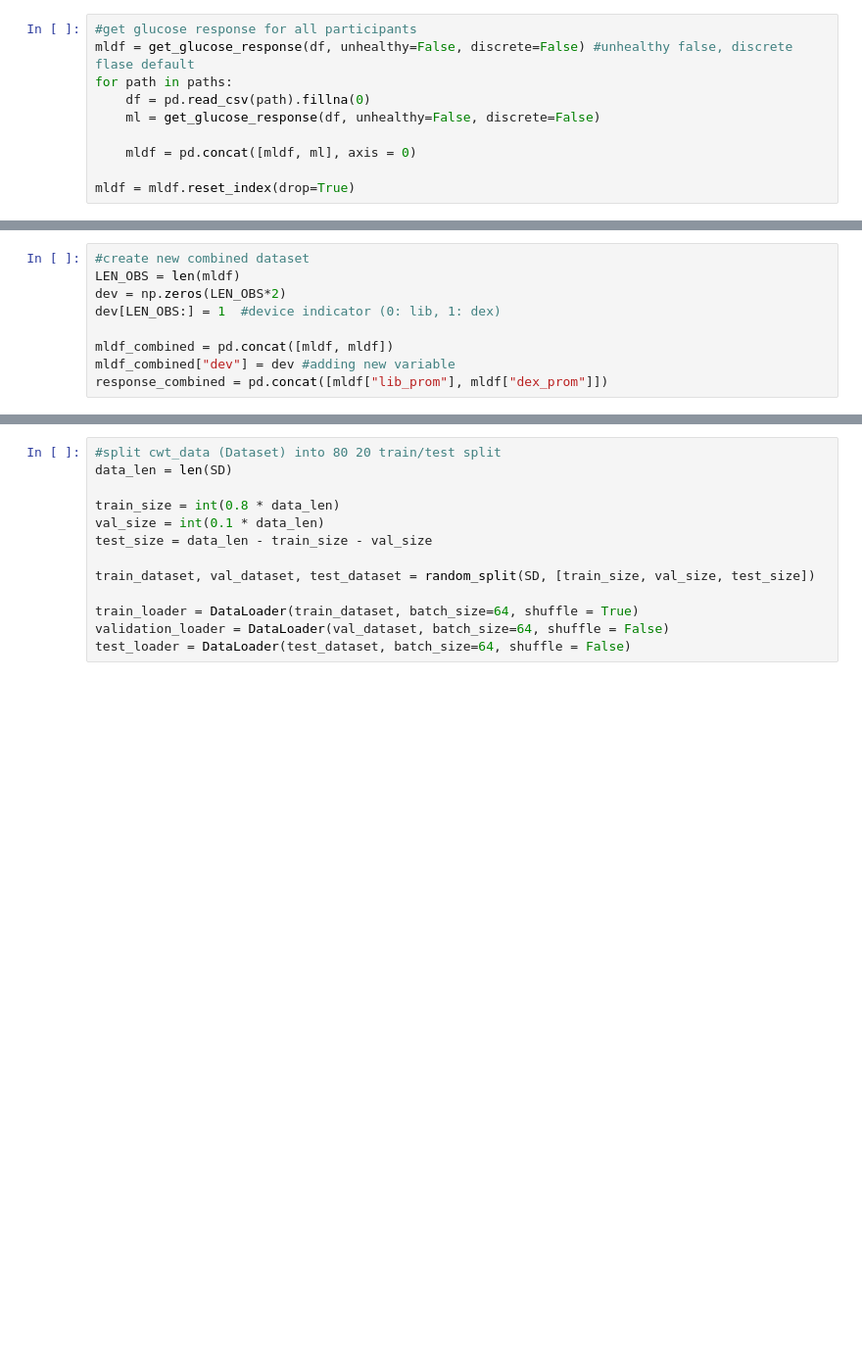
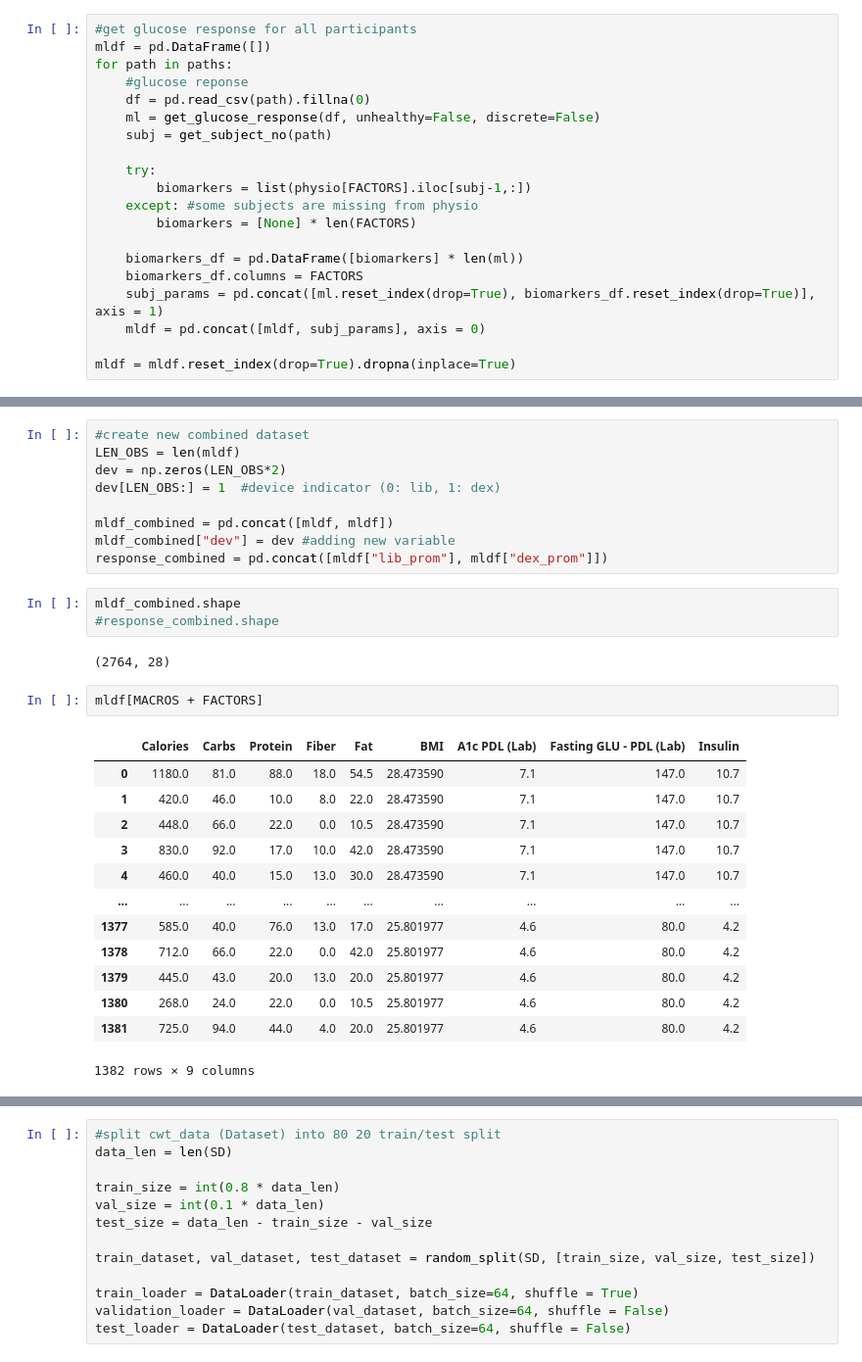
Before and after one commit to vviggyy/drp25, a Jupyter notebook: src/neural.ipynb, the cells around one changed output, grey strips where cells are left out. Shown: that part at 98% size. Saved outputs shown, nothing was run; the diff lists cells and outputs as text; blank space fills up the shorter version.

```diff
--- a/src/neural.ipynb
+++ b/src/neural.ipynb
@@ -30,13 +80,23 @@ def get_subject_no(file_path: Path) -> int:
 # %%
 #get glucose response for all participants
-mldf = get_glucose_response(df, unhealthy=False, discrete=False) #unhealthy false, discrete flase default
+mldf = pd.DataFrame([])
 for path in paths:
+    #glucose reponse
     df = pd.read_csv(path).fillna(0)
     ml = get_glucose_response(df, unhealthy=False, discrete=False)
+    subj = get_subject_no(path)
 
-    mldf = pd.concat([mldf, ml], axis = 0)
+    try:
+        biomarkers = list(physio[FACTORS].iloc[subj-1,:])
+    except: #some subjects are missing from physio
+        biomarkers = [None] * len(FACTORS)
 
-mldf = mldf.reset_index(drop=True)
+    biomarkers_df = pd.DataFrame([biomarkers] * len(ml))
+    biomarkers_df.columns = FACTORS
+    subj_params = pd.concat([ml.reset_index(drop=True), biomarkers_df.reset_index(drop=True)], axis = 1)
+    mldf = pd.concat([mldf, subj_params], axis = 0)
+
+mldf = mldf.reset_index(drop=True).dropna(inplace=True)
 # %%
 lib = mldf["lib_prom"]
 dex = mldf["dex_prom"]
@@ -54,3 +114,24 @@ dev[LEN_OBS:] = 1  #device indicator (0: lib, 1: dex)
 mldf_combined = pd.concat([mldf, mldf])
 mldf_combined["dev"] = dev #adding new variable
 response_combined = pd.concat([mldf["lib_prom"], mldf["dex_prom"]])
+# %%
+mldf_combined.shape
+#response_combined.shape
+# %% [output]
+(2764, 28)
+# %%
+mldf[MACROS + FACTORS]
+# %% [output]
+|  | Calories | Carbs | Protein | Fiber | Fat | BMI | A1c PDL (Lab) | Fasting GLU - PDL (Lab) | Insulin |
+| 0 | 1180.0 | 81.0 | 88.0 | 18.0 | 54.5 | 28.473590 | 7.1 | 147.0 | 10.7 |
+| 1 | 420.0 | 46.0 | 10.0 | 8.0 | 22.0 | 28.473590 | 7.1 | 147.0 | 10.7 |
+| 2 | 448.0 | 66.0 | 22.0 | 0.0 | 10.5 | 28.473590 | 7.1 | 147.0 | 10.7 |
+| 3 | 830.0 | 92.0 | 17.0 | 10.0 | 42.0 | 28.473590 | 7.1 | 147.0 | 10.7 |
+| 4 | 460.0 | 40.0 | 15.0 | 13.0 | 30.0 | 28.473590 | 7.1 | 147.0 | 10.7 |
+| ... | ... | ... | ... | ... | ... | ... | ... | ... | ... |
+| 1377 | 585.0 | 40.0 | 76.0 | 13.0 | 17.0 | 25.801977 | 4.6 | 80.0 | 4.2 |
+| 1378 | 712.0 | 66.0 | 22.0 | 0.0 | 42.0 | 25.801977 | 4.6 | 80.0 | 4.2 |
+| 1379 | 445.0 | 43.0 | 20.0 | 13.0 | 20.0 | 25.801977 | 4.6 | 80.0 | 4.2 |
+| 1380 | 268.0 | 24.0 | 22.0 | 0.0 | 10.5 | 25.801977 | 4.6 | 80.0 | 4.2 |
+| 1381 | 725.0 | 94.0 | 44.0 | 4.0 | 20.0 | 25.801977 | 4.6 | 80.0 | 4.2 |
+1382 rows × 9 columns
```
Also changed, not shown: parts of 12 cells of this notebook, 2 other files.
